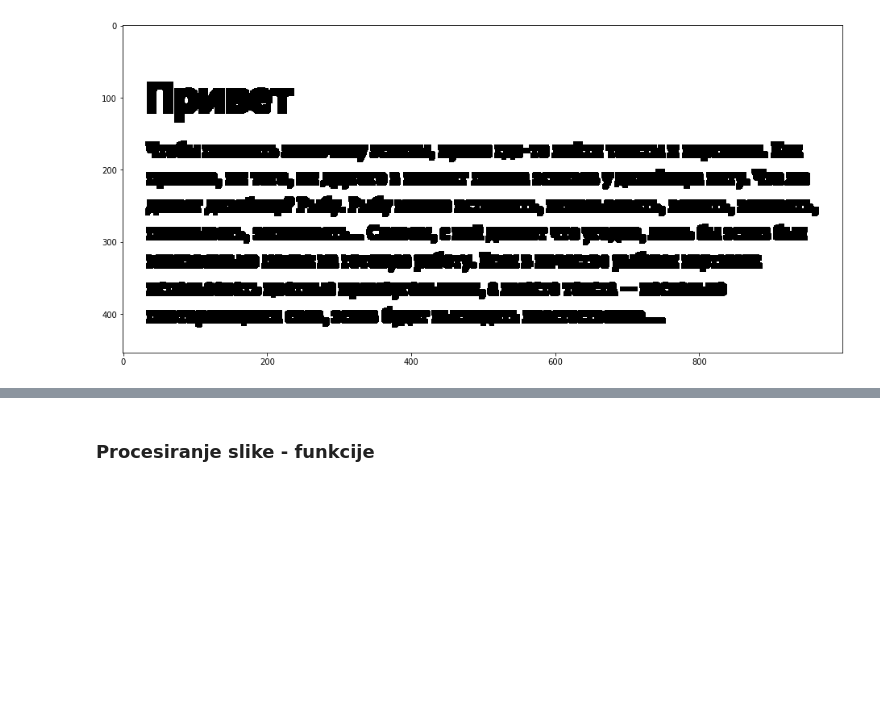
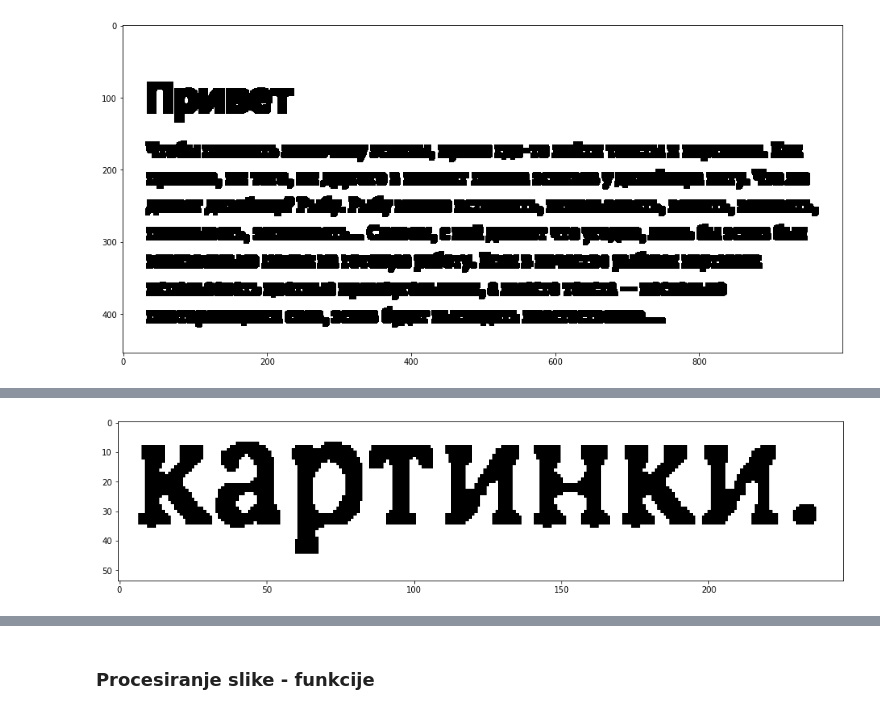
Before and after one commit to Marieta3/russian-text-recognition, a Jupyter notebook: russian-text-recognition.ipynb, the cells around one changed output, grey strips where cells are left out. Cells and saved outputs as stored; diff of their text form; code cells hidden in the pictures; blank space fills up the shorter version.

```diff
--- a/russian-text-recognition.ipynb
+++ b/russian-text-recognition.ipynb
@@ -339,0 +367,17 @@ display_image(letters_alf_orig[10])
+# %%
+word = letters_alf_orig[6]
+#word = cv2.resize(word, None, fx=0.5, fy=0.5, interpolation=cv2.INTER_AREA)
+word = cv2.resize(word, None, fx=2, fy=2, interpolation=cv2.INTER_LINEAR)
+word_gray = image_gray(word)
+word_bin = image_bin(word_gray)
+
+word_bin = erode(word_bin)
+
+#word_bin = dilate(word_bin)
+#word_bin = erode(word_bin)
+#word_bin = training_preprocess(img=word, repeat_erode = 0)
+selected_regions1, letters_alf1, letters_alf_orig1 = select_roi(word.copy(), word_bin)
+# %%
+display_image(word_bin)
+# %% [output]
+[figure, added]
```
Also changed, not shown: parts of 12 cells of this notebook.
